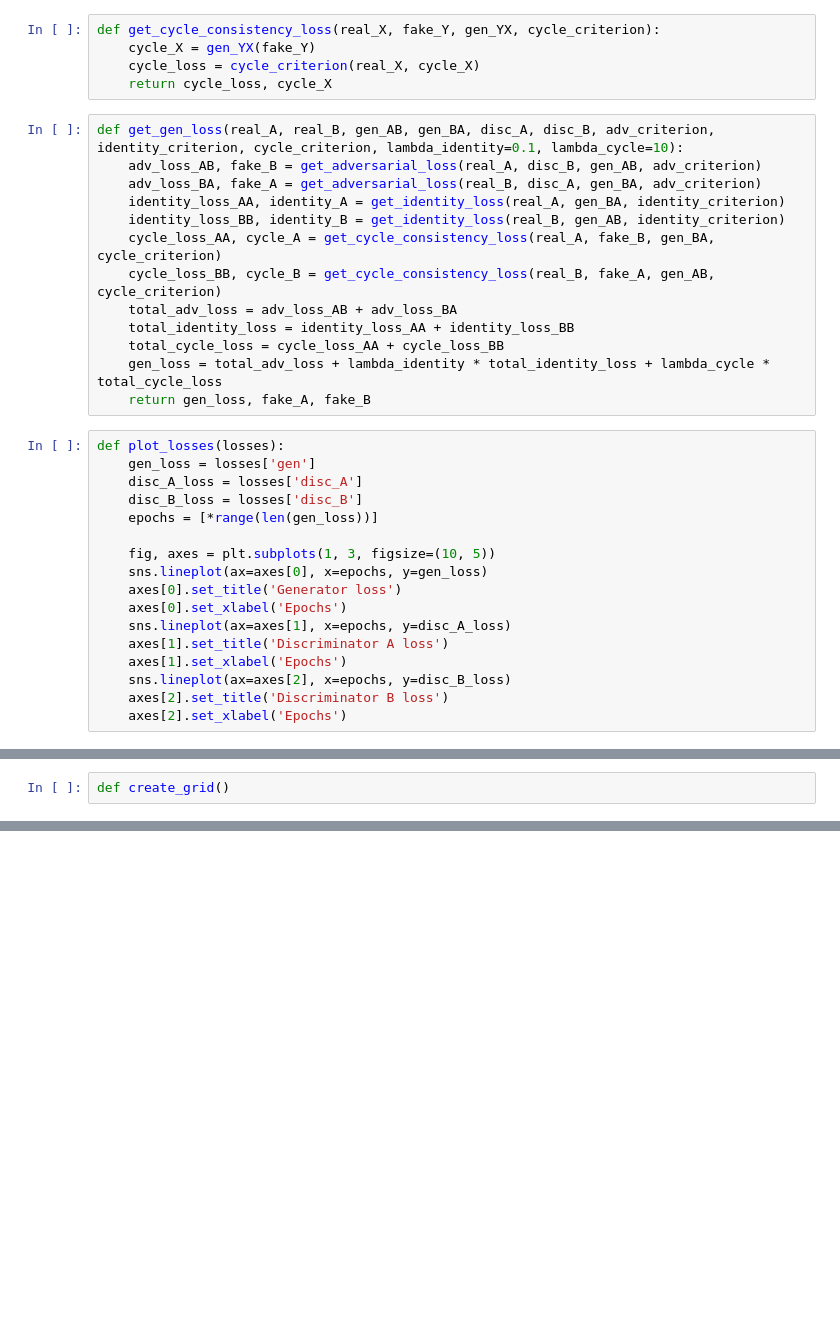
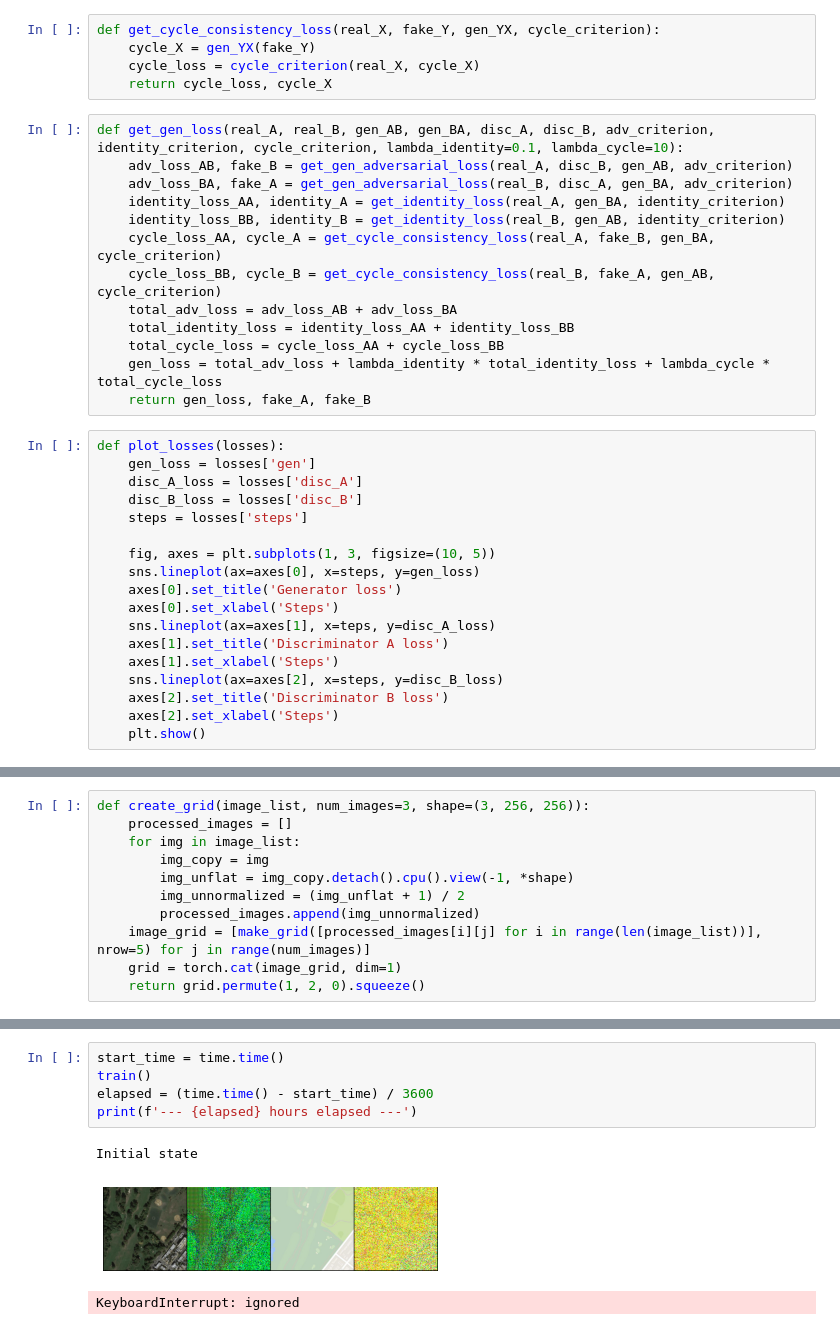
Before and after one commit to fudw/satellite-imagery-to-maps, a Jupyter notebook: satellite-2-maps-cycleGAN-pytorch.ipynb, the cells around one changed output, grey strips where cells are left out. Cells and saved outputs as stored; diff of their text form; blank space fills up the shorter version.

```diff
--- a/satellite-2-maps-cycleGAN-pytorch.ipynb
+++ b/satellite-2-maps-cycleGAN-pytorch.ipynb
@@ -264,8 +267,8 @@ def get_cycle_consistency_loss(real_X, fake_Y, gen_YX, cycle_criterion):
     return cycle_loss, cycle_X
 # %%
 def get_gen_loss(real_A, real_B, gen_AB, gen_BA, disc_A, disc_B, adv_criterion, identity_criterion, cycle_criterion, lambda_identity=0.1, lambda_cycle=10):
-    adv_loss_AB, fake_B = get_adversarial_loss(real_A, disc_B, gen_AB, adv_criterion)
-    adv_loss_BA, fake_A = get_adversarial_loss(real_B, disc_A, gen_BA, adv_criterion)
+    adv_loss_AB, fake_B = get_gen_adversarial_loss(real_A, disc_B, gen_AB, adv_criterion)
+    adv_loss_BA, fake_A = get_gen_adversarial_loss(real_B, disc_A, gen_BA, adv_criterion)
     identity_loss_AA, identity_A = get_identity_loss(real_A, gen_BA, identity_criterion)
     identity_loss_BB, identity_B = get_identity_loss(real_B, gen_AB, identity_criterion)
     cycle_loss_AA, cycle_A = get_cycle_consistency_loss(real_A, fake_B, gen_BA, cycle_criterion)
@@ -280,16 +283,17 @@ def plot_losses(losses):
     gen_loss = losses['gen']
     disc_A_loss = losses['disc_A']
     disc_B_loss = losses['disc_B']
-    epochs = [*range(len(gen_loss))]
+    steps = losses['steps']
 
     fig, axes = plt.subplots(1, 3, figsize=(10, 5))
-    sns.lineplot(ax=axes[0], x=epochs, y=gen_loss)
+    sns.lineplot(ax=axes[0], x=steps, y=gen_loss)
     axes[0].set_title('Generator loss')
-    axes[0].set_xlabel('Epochs')
-    sns.lineplot(ax=axes[1], x=epochs, y=disc_A_loss)
+    axes[0].set_xlabel('Steps')
+    sns.lineplot(ax=axes[1], x=teps, y=disc_A_loss)
     axes[1].set_title('Discriminator A loss')
-    axes[1].set_xlabel('Epochs')
-    sns.lineplot(ax=axes[2], x=epochs, y=disc_B_loss)
+    axes[1].set_xlabel('Steps')
+    sns.lineplot(ax=axes[2], x=steps, y=disc_B_loss)
     axes[2].set_title('Discriminator B loss')
-    axes[2].set_xlabel('Epochs')
+    axes[2].set_xlabel('Steps')
+    plt.show()
 # %%
@@ -301,8 +305,17 @@ def show_image(image_tensor, num_images=3, size=(1, 32, 32)):
     plt.imshow(image_grid.permute(1, 2, 0).squeeze())
     plt.axis('off')
     plt.show()
-# %%
-def create_grid()
+# %%
+def create_grid(image_list, num_images=3, shape=(3, 256, 256)):
+    processed_images = []
+    for img in image_list:
+        img_copy = img
+        img_unflat = img_copy.detach().cpu().view(-1, *shape)
+        img_unnormalized = (img_unflat + 1) / 2
+        processed_images.append(img_unnormalized)
+    image_grid = [make_grid([processed_images[i][j] for i in range(len(image_list))], nrow=5) for j in range(num_images)]
+    grid = torch.cat(image_grid, dim=1)
+    return grid.permute(1, 2, 0).squeeze()
 # %%
 def train(save_model=False):
     mean_gen_loss = 0
@@ -342,0 +421,9 @@ def train(save_model=False):
+# %%
+start_time = time.time()
+train()
+elapsed = (time.time() - start_time) / 3600
+print(f'--- {elapsed} hours elapsed ---')
+# %% [output]
+Initial state
+[figure, added]
+KeyboardInterrupt: ignored
```
Also changed, not shown: parts of 8 cells of this notebook.
